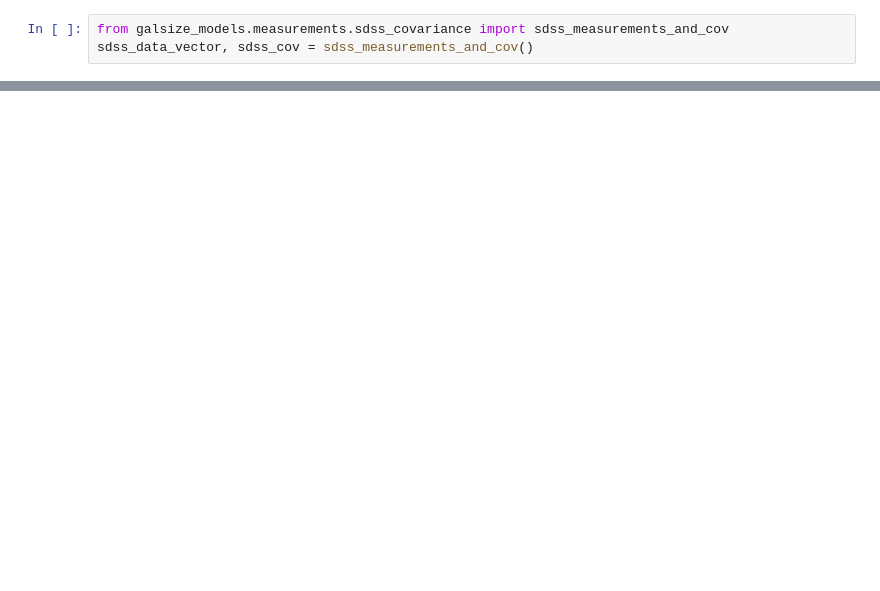
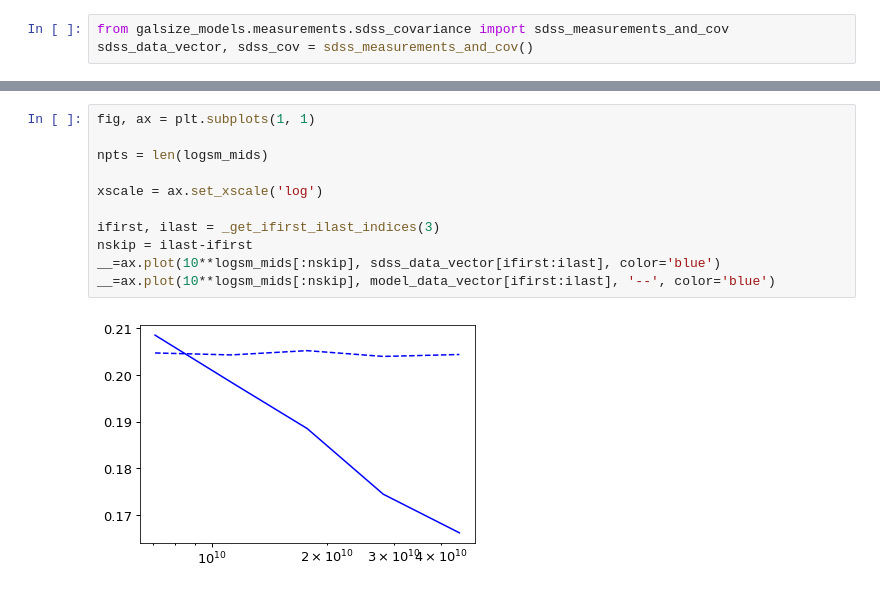
Before and after one commit to aphearin/galsize_models, a Jupyter notebook: notebooks/check_one_points_and_chi2.ipynb, the cells around one changed output, grey strips where cells are left out. Drawn from its saved outputs; the diff is of its cells as text; blank space fills up the shorter version.

```diff
--- a/notebooks/check_one_points_and_chi2.ipynb
+++ b/notebooks/check_one_points_and_chi2.ipynb
@@ -57,0 +74,13 @@ __=ax.plot(10**logsm_mids, model_data_vector[ifirst:ilast], '--', color='green')
+# %%
+fig, ax = plt.subplots(1, 1)
+
+npts = len(logsm_mids)
+
+xscale = ax.set_xscale('log')
+
+ifirst, ilast = _get_ifirst_ilast_indices(3)
+nskip = ilast-ifirst
+__=ax.plot(10**logsm_mids[:nskip], sdss_data_vector[ifirst:ilast], color='blue')
+__=ax.plot(10**logsm_mids[:nskip], model_data_vector[ifirst:ilast], '--', color='blue')
+# %% [output]
+[figure, added]
```
Also changed, not shown: parts of 9 cells of this notebook, 1 other file.
